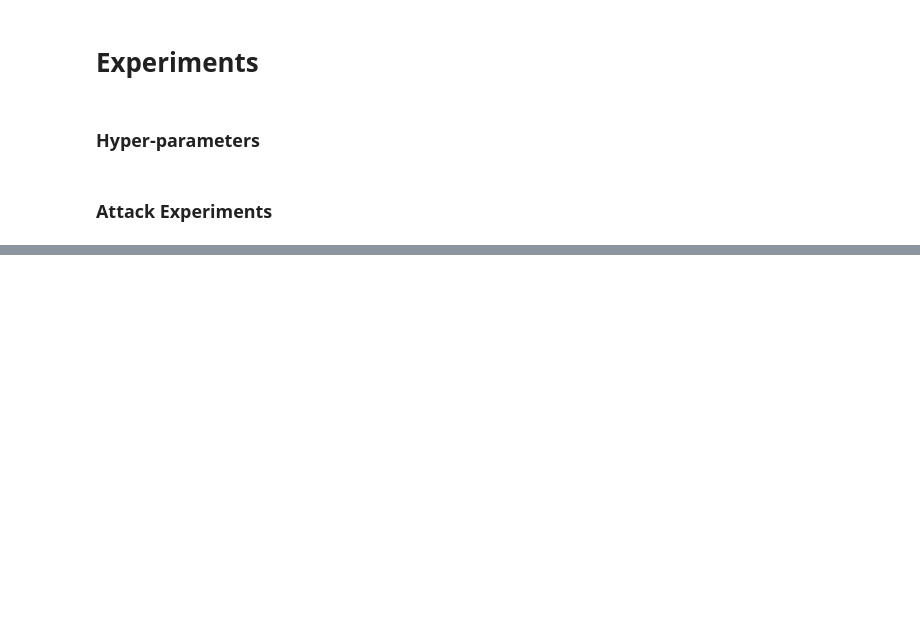
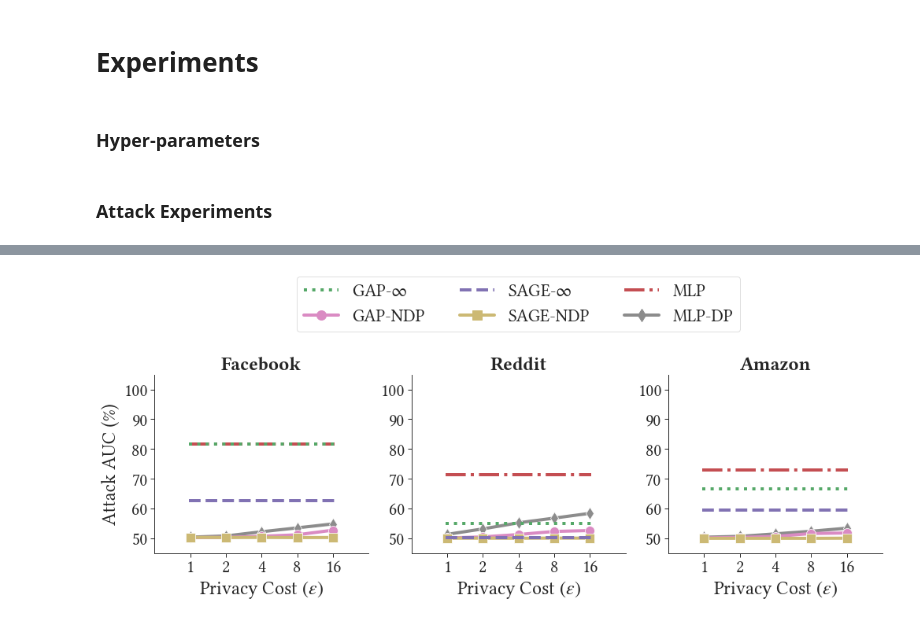
Before and after one commit to sisaman/GAP, a Jupyter notebook: attacks.ipynb, the cells around one changed output, grey strips where cells are left out. Cells and saved outputs as stored; diff of their text form; code cells hidden in the pictures; blank space fills up the shorter version.

Commit message:
nmi attack experiment results

```diff
--- a/attacks.ipynb
+++ b/attacks.ipynb
@@ -78,6 +100,7 @@ for dataset in datasets:
             hparams[dataset][method]['target_encoder_epochs'] = hparams[dataset][method]['target_epochs']
 
         hparams[dataset][method]['num_nodes_per_class'] = 1000
+        hparams[dataset][method]['retain_target_data'] = [False]
         hparams[dataset][method]['attack_hidden_dim'] = 64
         hparams[dataset][method]['attack_num_layers'] = 3
         hparams[dataset][method]['attack_activation'] = 'selu'
@@ -110,0 +136,10 @@ Saved 54 runs to jobs/gap-attack.sh
+# %%
+api = wandb.Api()
+runs = api.runs(f"{wandb_user}/{wandb_project}", per_page=2000)
+
+data_list = []
+for run in runs:
+    data = {}
+    data.update(run.summary._json_dict)
+    data.update(run.config)
+    data_list.append(data)
@@ -110,0 +213,48 @@ Saved 54 runs to jobs/gap-attack.sh
+# %%
+cols = ['dataset', 'method', 'target_epsilon', 'attack/test/auc_mean']
+datasets = ['facebook', 'reddit', 'amazon']
+methods = ['GAP-$\infty$', 'GAP-NDP', 'SAGE-$\infty$', 'SAGE-NDP', 'MLP', 'MLP-DP']
+epsilons = [1, 2, 4, 8, 16]
+
+df = pd.DataFrame(data_list, columns=cols)
+df = df.fillna(np.inf)
+df = df.rename(columns={
+    'target_epsilon': 'epsilon',
+    'attack/test/auc_mean': 'auc'
+})
+df['method'] = df['method'].apply(str.upper)
+df['method'] = df['method'].apply(lambda method: method.replace('INF', '$\infty$'))
+
+inf_auc = df.loc[df['method'].isin(['GAP-$\infty$', 'SAGE-$\infty$', 'MLP']), ['dataset', 'method', 'auc']].set_index(['dataset', 'method'])
+ndp_methods = ['MLP-DP', 'GAP-NDP', 'SAGE-NDP']
+df = df.loc[df['method'].isin(ndp_methods)]
+df['epsilon'] = df['epsilon'].astype(int)
+
+palette = sns.color_palette()
+g = sns.relplot(kind='line', data=df, x='epsilon', y='auc', hue='method', col='dataset', aspect=1.2,
+                markers=['d', 'o', 's'], dashes=False, style='method',
+                hue_order=ndp_methods, col_order=datasets, style_order=ndp_methods,
+                palette=[palette[-3], palette[-4], palette[-2]],
+                facet_kws={'sharey': False, 'sharex': False})
+
+g.set(ylabel=None, xlabel='Privacy Cost $(\epsilon)$', xscale='log', xticks=epsilons, xlim=(epsilons[0] / 2, epsilons[-1] * 2), ylim=(45,105), yticks=range(50,110,10))
+
+for dataset, ax in zip(datasets, g.axes[0]):
+    ax.axhline(inf_auc.loc[(dataset, 'SAGE-$\infty$')].item(), linestyle='dashed', label='SAGE-$\infty$', color=sns.color_palette('deep')[4], xmin=0.16, xmax=0.84)
+    ax.axhline(inf_auc.loc[(dataset, 'MLP')].item(), linestyle='dashdot', label='MLP', color=sns.color_palette('deep')[3], xmin=0.16, xmax=0.84)
+    ax.axhline(inf_auc.loc[(dataset, 'GAP-$\infty$')].item(), linestyle='dotted', label='GAP-$\infty$', color=sns.color_palette('deep')[2], xmin=0.16, xmax=0.84)
+    ax.set_title(label=dataset.capitalize(), fontdict={'fontweight': 'bold'}, )
+    ax.get_xaxis().set_major_formatter(ScalarFormatter())
+    ax.minorticks_off()
+
+handles, labels = g.axes[0][0].get_legend_handles_labels()
+legend_data = {label: handle for label, handle in zip(labels, handles)}
+g.legend.remove()
+g.axes[0][1].legend(loc='upper center', ncol=3, bbox_to_anchor=(.5, 1.6), handles=[legend_data[method] for method in methods], labels=methods)
+g.axes[0][0].set(ylabel='Attack AUC (%)')
+
+g.fig.subplots_adjust(hspace=0.4, wspace=0.2)
+g.fig.set_figwidth(16)
+g.savefig('figs/attack.pdf')
+# %% [output]
+[figure, added]
```
Also changed, not shown: parts of 4 cells of this notebook, 1 other file.
